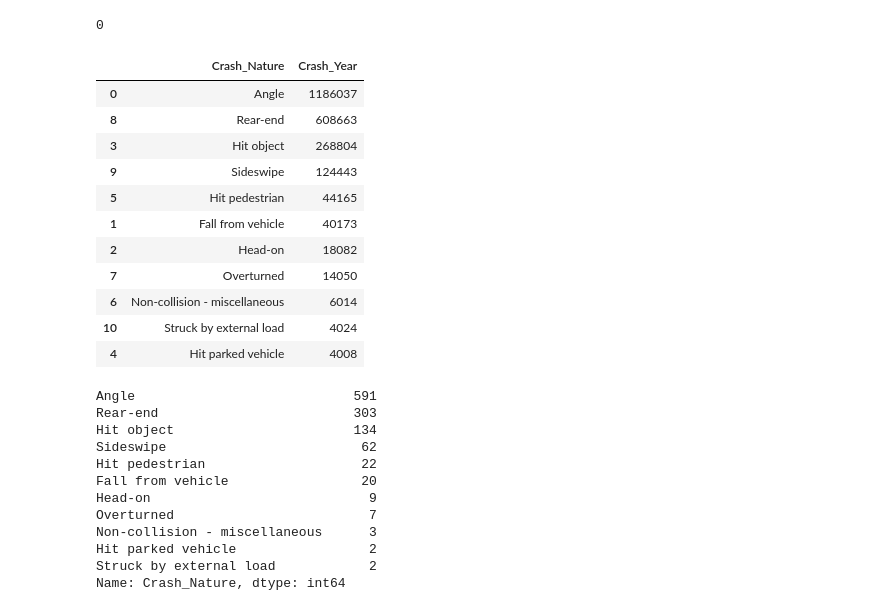
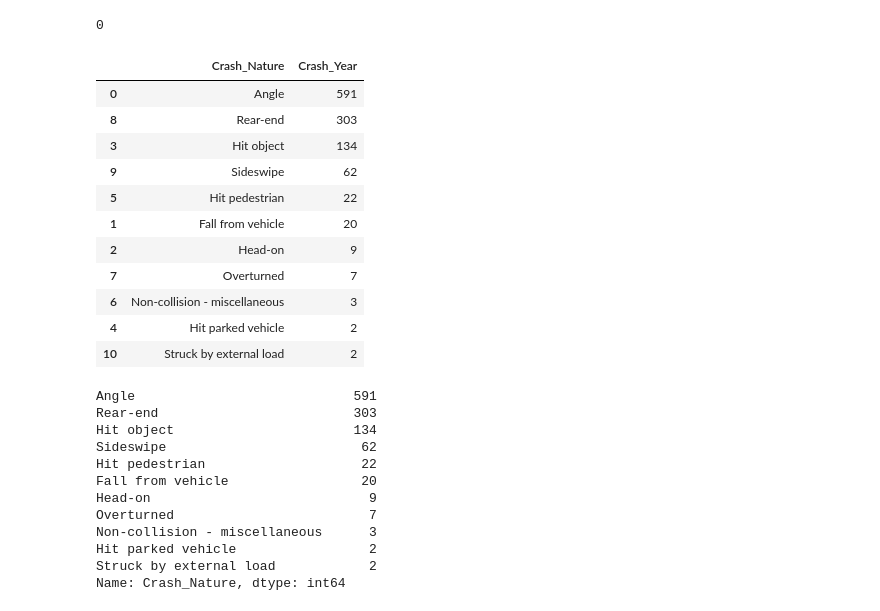
Before and after one commit to feelsmandata/feelsmandata, a Jupyter notebook: Crash_Data.ipynb, the cells around one changed output. Saved outputs shown, nothing was run; the diff lists cells and outputs as text; code cells hidden in the pictures.

```diff
--- a/Crash_Data.ipynb
+++ b/Crash_Data.ipynb
@@ -97,21 +97,21 @@ df.duplicated().sum()
 # %% [output]
 0
 # %%
-trend  = df.groupby('Crash_Nature').sum()['Crash_Year'].reset_index()
+trend  = df.groupby('Crash_Nature').count()['Crash_Year'].reset_index()
 trend.sort_values(['Crash_Year'], ascending = False)
 # %% [output]
 |  | Crash_Nature | Crash_Year |
-| 0 | Angle | 1186037 |
-| 8 | Rear-end | 608663 |
-| 3 | Hit object | 268804 |
-| 9 | Sideswipe | 124443 |
-| 5 | Hit pedestrian | 44165 |
-| 1 | Fall from vehicle | 40173 |
-| 2 | Head-on | 18082 |
-| 7 | Overturned | 14050 |
-| 6 | Non-collision - miscellaneous | 6014 |
-| 10 | Struck by external load | 4024 |
-| 4 | Hit parked vehicle | 4008 |
+| 0 | Angle | 591 |
+| 8 | Rear-end | 303 |
+| 3 | Hit object | 134 |
+| 9 | Sideswipe | 62 |
+| 5 | Hit pedestrian | 22 |
+| 1 | Fall from vehicle | 20 |
+| 2 | Head-on | 9 |
+| 7 | Overturned | 7 |
+| 6 | Non-collision - miscellaneous | 3 |
+| 4 | Hit parked vehicle | 2 |
+| 10 | Struck by external load | 2 |
 # %%
 CN = df['Crash_Nature'].value_counts()
 CN
```
Also changed, not shown: parts of 3 cells of this notebook.
